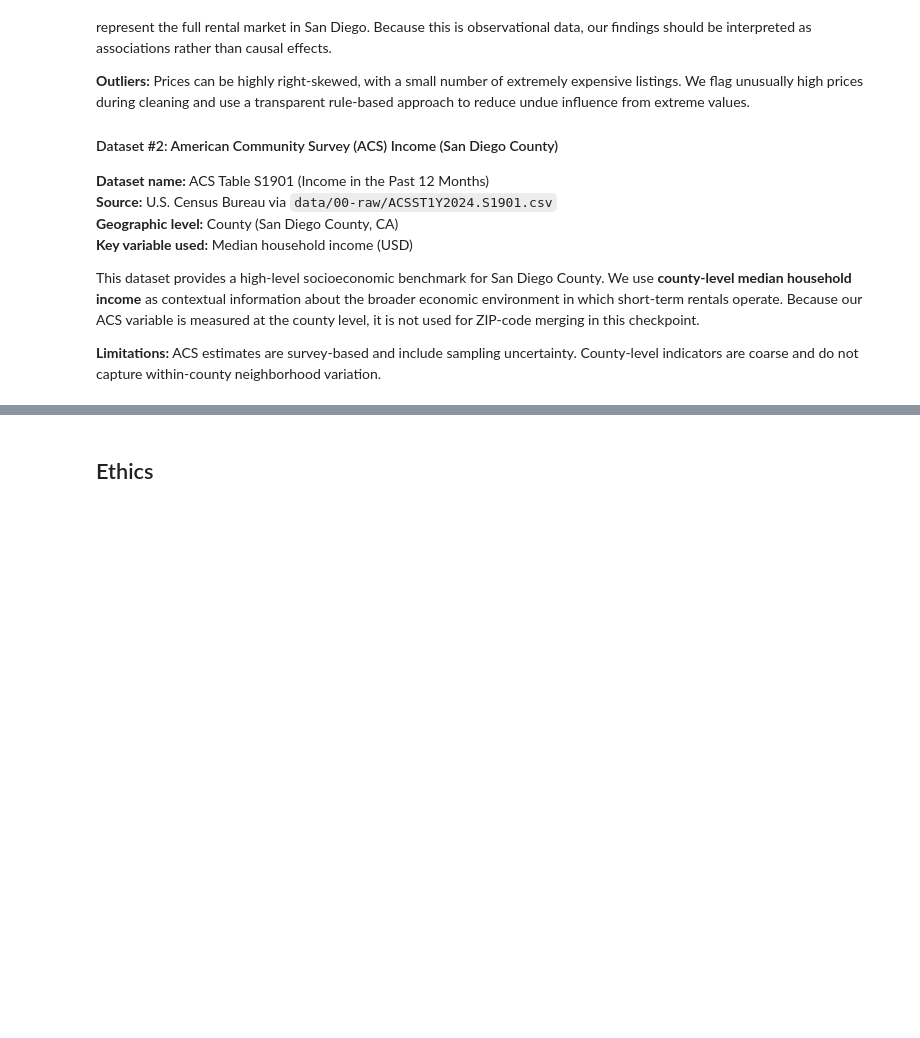
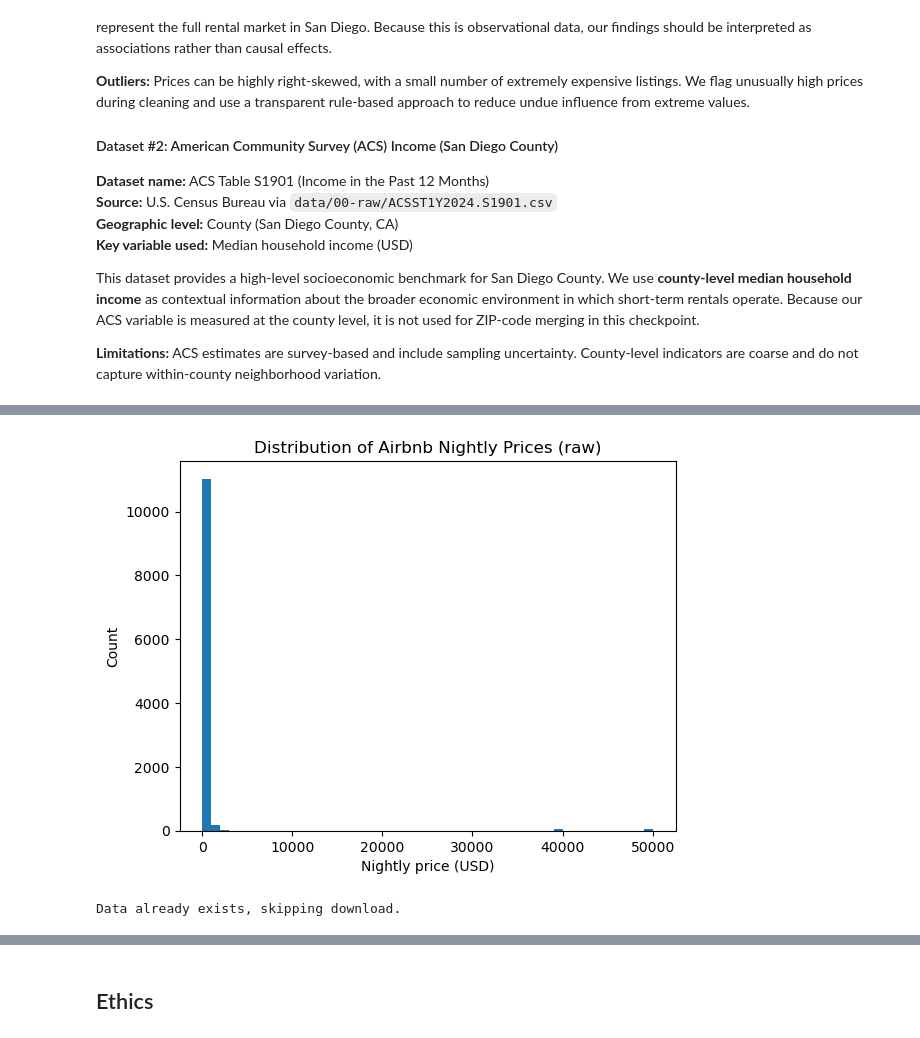
Before and after one commit to COGS108/Group082_WI26, a Jupyter notebook: 02-EDACheckpoint.ipynb, the cells around one changed output, grey strips where cells are left out. Drawn from its saved outputs; the diff is of its cells as text; code cells hidden in the pictures; blank space fills up the shorter version.

Commit message:
updated data

```diff
--- a/02-EDACheckpoint.ipynb
+++ b/02-EDACheckpoint.ipynb
@@ -389,0 +153,30 @@ Some more words and stuff.  Remember notebooks work best if you interleave the c
+# %%
+import matplotlib.pyplot as plt
+
+# clean nightly_price -> numeric
+price_num = (
+    listings["price"]
+    .astype(str)
+    .str.replace(r"[\$,]", "", regex=True)
+)
+price_num = pd.to_numeric(price_num, errors="coerce")
+
+plt.hist(price_num.dropna(), bins=50)
+plt.title("Distribution of Airbnb Nightly Prices (raw)")
+plt.xlabel("Nightly price (USD)")
+plt.ylabel("Count")
+plt.show()
+# %% [output]
+[figure, added]
+# %%
+import sys
+sys.path.append('./modules')
+import os
+
+data_path = 'data/00-raw/listings.csv'
+if os.path.exists(data_path):
+    print("Data already exists, skipping download.")
+else:
+    print(f"{data_path} not found. Please add it manually.")
+# %% [output]
+Data already exists, skipping download.
```
Also changed, not shown: parts of 44 cells of this notebook.
